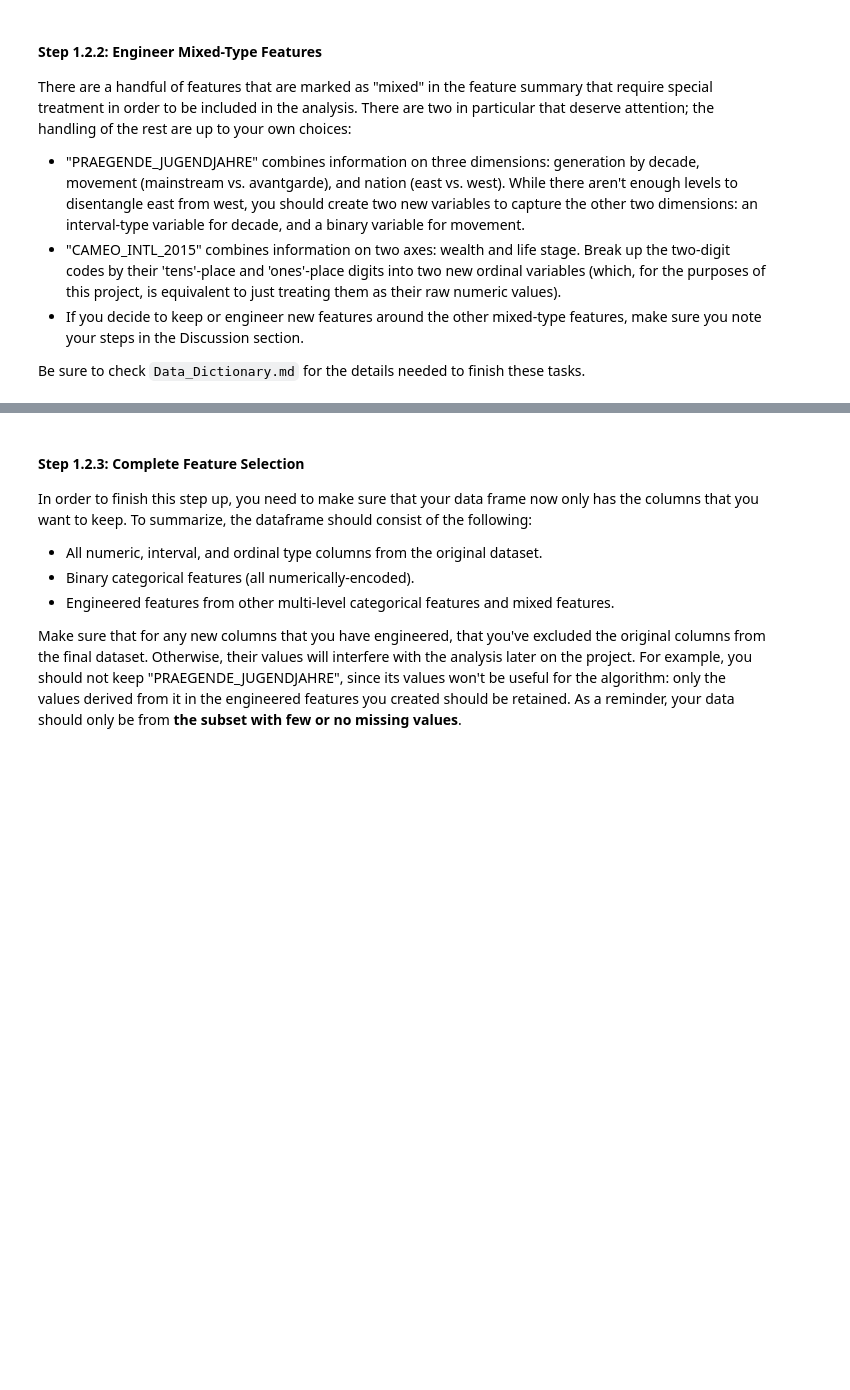
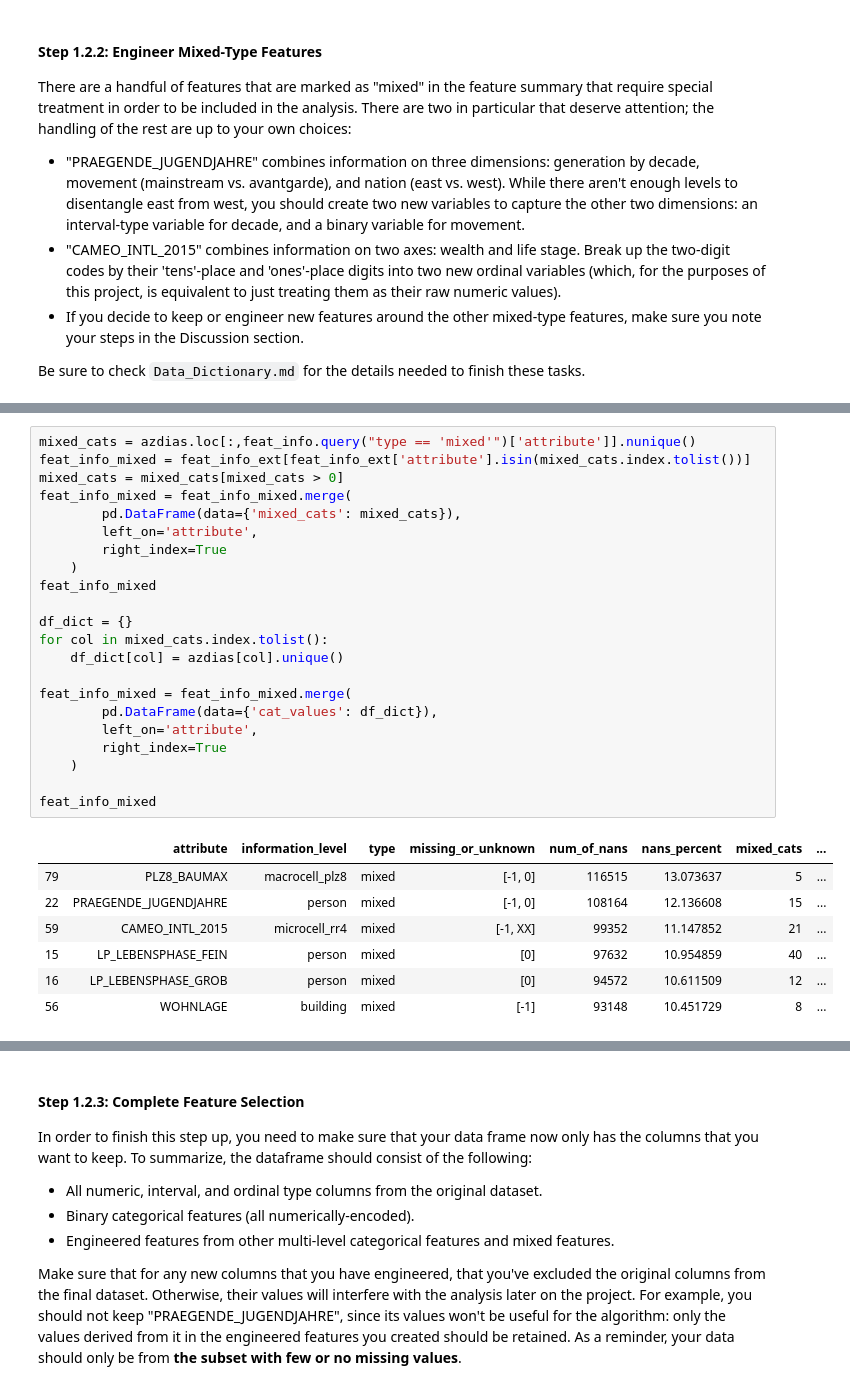
Before and after one commit to rajashekar/Identify_Customer_Segments, a Jupyter notebook: Identify_Customer_Segments.ipynb, the cells around one changed output, grey strips where cells are left out. Cells and saved outputs as stored; diff of their text form; blank space fills up the shorter version.

Commit message:
feat: processing mixed columns

```diff
--- a/Identify_Customer_Segments.ipynb
+++ b/Identify_Customer_Segments.ipynb
@@ -561,2 +579,32 @@ Be sure to check `Data_Dictionary.md` for the details needed to finish these tas
+# %%
+mixed_cats = azdias.loc[:,feat_info.query("type == 'mixed'")['attribute']].nunique()
+feat_info_mixed = feat_info_ext[feat_info_ext['attribute'].isin(mixed_cats.index.tolist())]
+mixed_cats = mixed_cats[mixed_cats > 0]
+feat_info_mixed = feat_info_mixed.merge(
+        pd.DataFrame(data={'mixed_cats': mixed_cats}),
+        left_on='attribute',
+        right_index=True
+    )
+feat_info_mixed
+
+df_dict = {}
+for col in mixed_cats.index.tolist():
+    df_dict[col] = azdias[col].unique()
+
+feat_info_mixed = feat_info_mixed.merge(
+        pd.DataFrame(data={'cat_values': df_dict}),
+        left_on='attribute',
+        right_index=True
+    )
+
+feat_info_mixed
+# %% [output]
+|  | attribute | information_level | type | missing_or_unknown | num_of_nans | nans_percent | mixed_cats | ... |
+| 79 | PLZ8_BAUMAX | macrocell_plz8 | mixed | [-1, 0] | 116515 | 13.073637 | 5 | ... |
+| 22 | PRAEGENDE_JUGENDJAHRE | person | mixed | [-1, 0] | 108164 | 12.136608 | 15 | ... |
+| 59 | CAMEO_INTL_2015 | microcell_rr4 | mixed | [-1, XX] | 99352 | 11.147852 | 21 | ... |
+| 15 | LP_LEBENSPHASE_FEIN | person | mixed | [0] | 97632 | 10.954859 | 40 | ... |
+| 16 | LP_LEBENSPHASE_GROB | person | mixed | [0] | 94572 | 10.611509 | 12 | ... |
+| 56 | WOHNLAGE | building | mixed | [-1] | 93148 | 10.451729 | 8 | ... |
 # %%
 # Investigate "PRAEGENDE_JUGENDJAHRE" and engineer two new variables.
```
Also changed, not shown: parts of 18 cells of this notebook.
